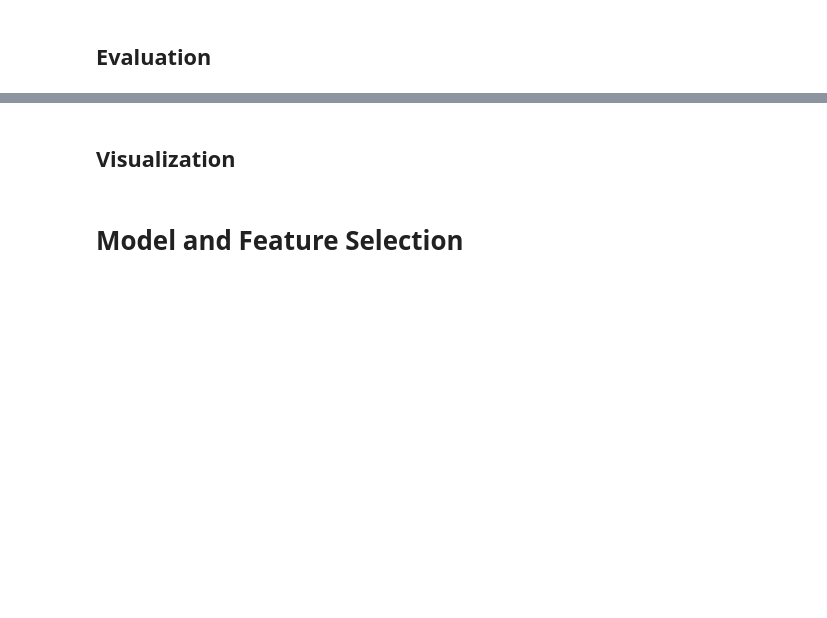
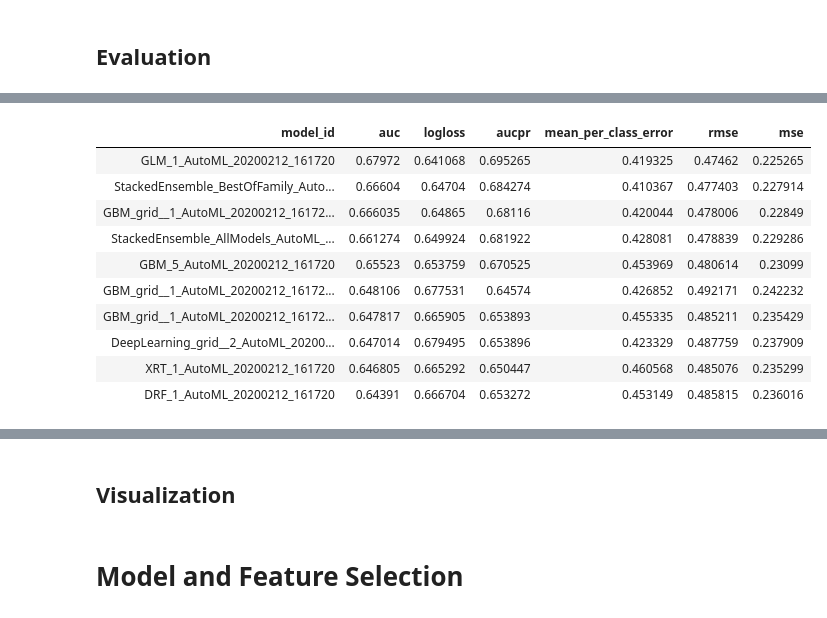
Before and after one commit to henriquebferreira/faceit-predictor-ML, a Jupyter notebook: faceit-predictor-framework.ipynb, the cells around one changed output, grey strips where cells are left out. Drawn from its saved outputs; the diff is of its cells as text; code cells hidden in the pictures; blank space fills up the shorter version.

```diff
--- a/faceit-predictor-framework.ipynb
+++ b/faceit-predictor-framework.ipynb
@@ -400,0 +695,15 @@ features_imp_df.head(40)
+# %%
+lb = aml.leaderboard
+lb.head()
+# %% [output]
+| model_id | auc | logloss | aucpr | mean_per_class_error | rmse | mse |
+| GLM_1_AutoML_20200212_161720 | 0.67972 | 0.641068 | 0.695265 | 0.419325 | 0.47462 | 0.225265 |
+| StackedEnsemble_BestOfFamily_Auto... | 0.66604 | 0.64704 | 0.684274 | 0.410367 | 0.477403 | 0.227914 |
+| GBM_grid__1_AutoML_20200212_16172... | 0.666035 | 0.64865 | 0.68116 | 0.420044 | 0.478006 | 0.22849 |
+| StackedEnsemble_AllModels_AutoML_... | 0.661274 | 0.649924 | 0.681922 | 0.428081 | 0.478839 | 0.229286 |
+| GBM_5_AutoML_20200212_161720 | 0.65523 | 0.653759 | 0.670525 | 0.453969 | 0.480614 | 0.23099 |
+| GBM_grid__1_AutoML_20200212_16172... | 0.648106 | 0.677531 | 0.64574 | 0.426852 | 0.492171 | 0.242232 |
+| GBM_grid__1_AutoML_20200212_16172... | 0.647817 | 0.665905 | 0.653893 | 0.455335 | 0.485211 | 0.235429 |
+| DeepLearning_grid__2_AutoML_20200... | 0.647014 | 0.679495 | 0.653896 | 0.423329 | 0.487759 | 0.237909 |
+| XRT_1_AutoML_20200212_161720 | 0.646805 | 0.665292 | 0.650447 | 0.460568 | 0.485076 | 0.235299 |
+| DRF_1_AutoML_20200212_161720 | 0.64391 | 0.666704 | 0.653272 | 0.453149 | 0.485815 | 0.236016 |
```
Also changed, not shown: parts of 72 cells of this notebook, 1 other file.
